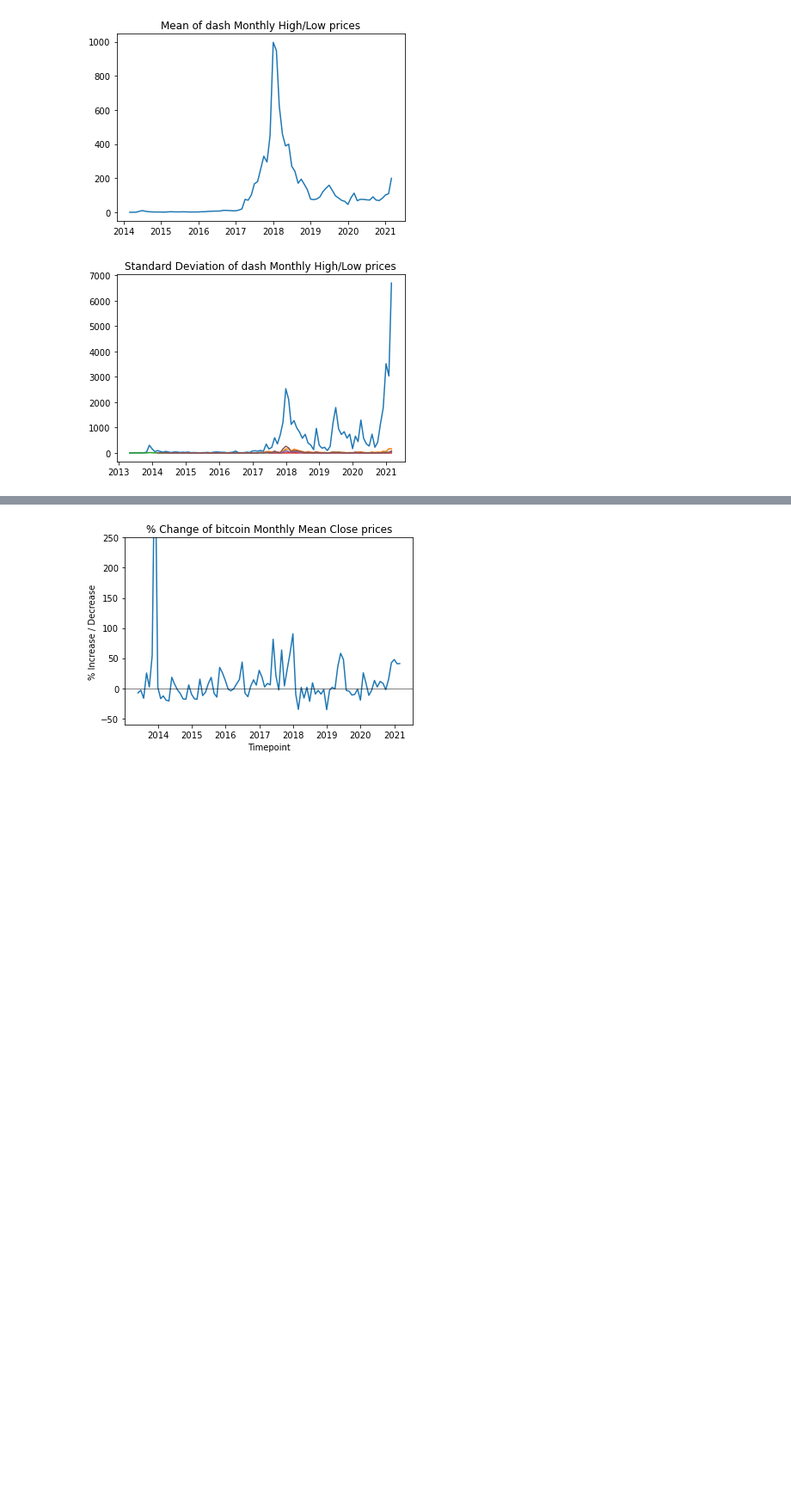
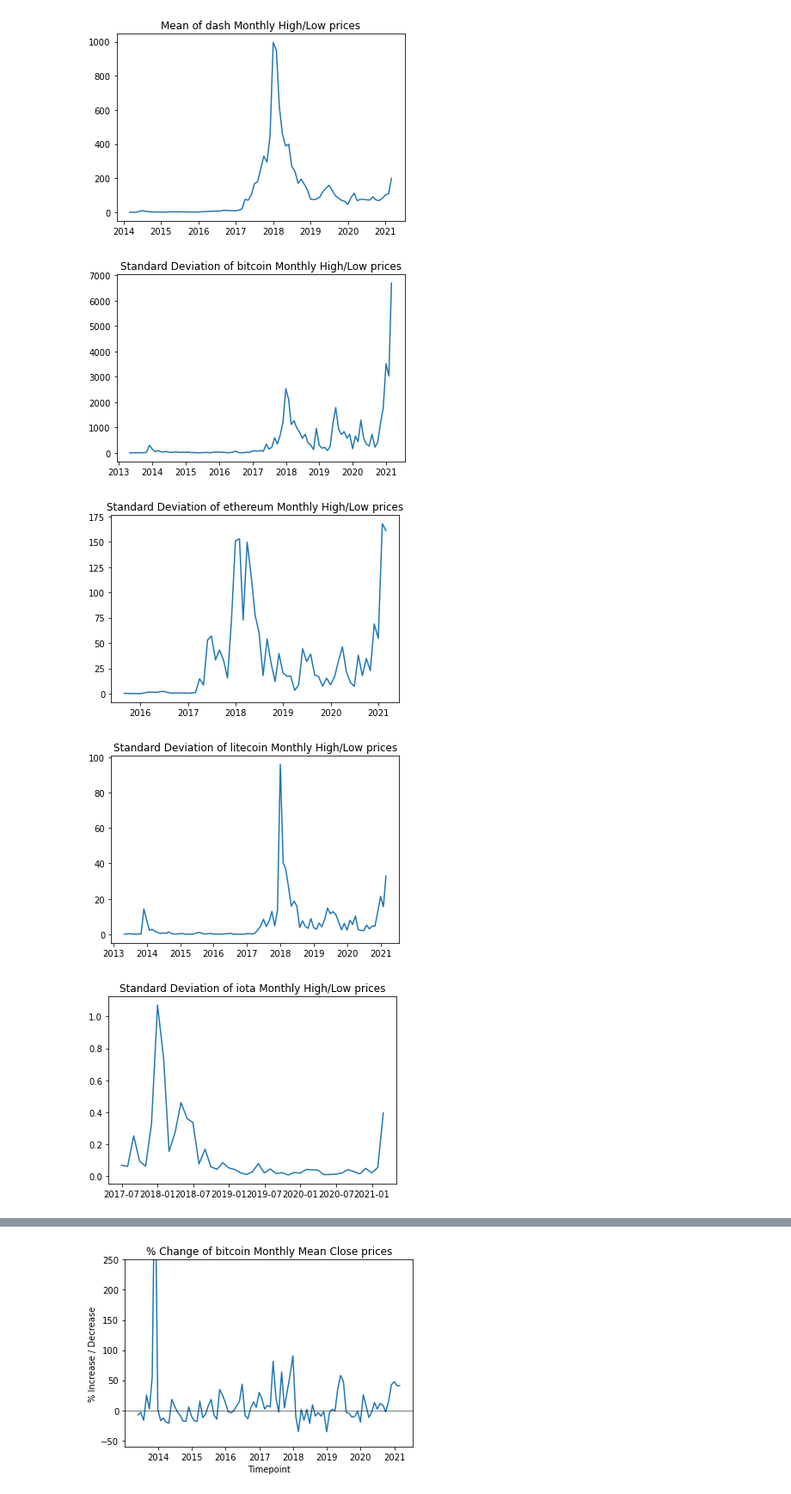
Before and after one commit to nickkyklausng/Crypto-Assignment, a Jupyter notebook: Dave-Crypto-Scratch-Notebook.ipynb, the cells around one changed output, grey strips where cells are left out. Shown at 86% size. Saved outputs shown, nothing was run; the diff lists cells and outputs as text; code cells hidden in the pictures; blank space fills up the shorter version.

Commit message:
Volatility Graphs Mostly Done

```diff
--- a/Dave-Crypto-Scratch-Notebook.ipynb
+++ b/Dave-Crypto-Scratch-Notebook.ipynb
@@ -85,0 +90,5 @@ bitcoin_df.plot('Date','Close')
+# %%
+for coin in coinlist:
+    plt.figure()
+    exec(f"{coin}_df.plot('Date','Close')")
+    exec(f"plt.title('{coin} closing Price Over Time)')")
@@ -137,7 +153,11 @@ for coin in coinlist:
 [figure]
 # %%
 for coin in coinlist:
+    plt.figure()
     exec(f"plt.plot({coin}_groupbymonth_df[['High']].std())")
     exec(f"plt.title('Standard Deviation of {coin} Monthly High/Low prices')")
 # %% [output]
-[figure, old version]
+[figure, new version]
+[figure, added]
+[figure, added]
+[figure, added]
```
Also changed, not shown: parts of 13 cells of this notebook.
